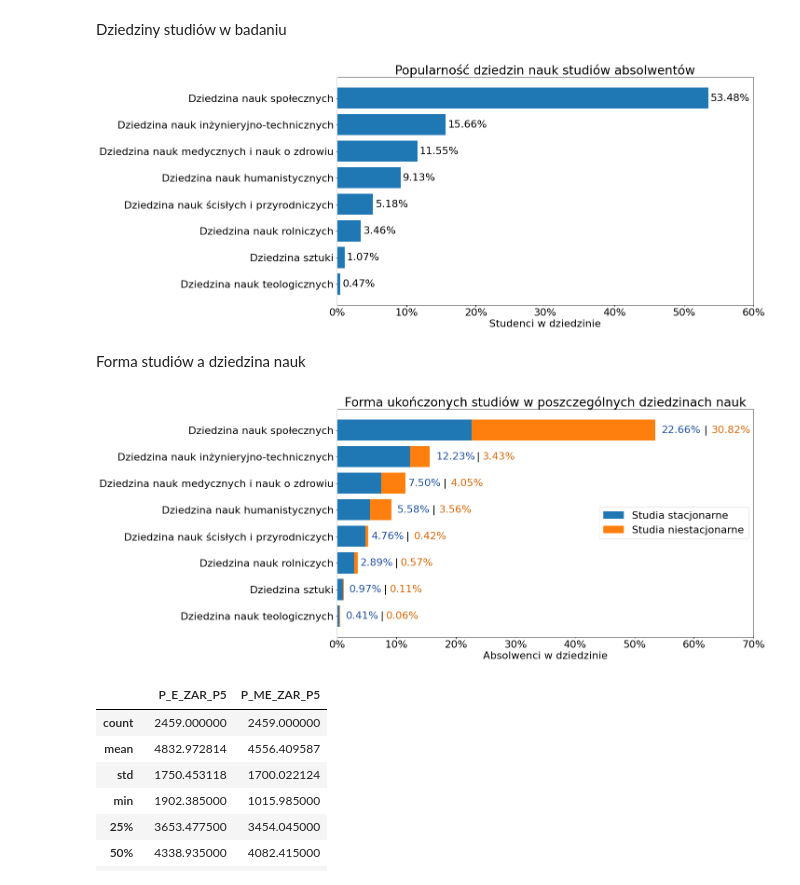
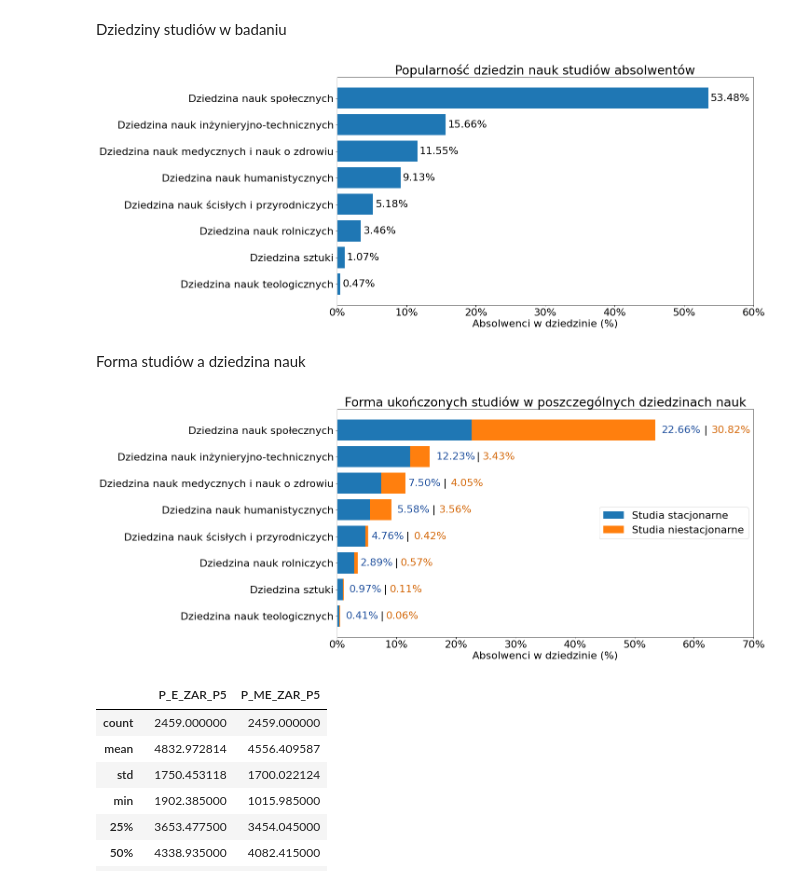
Before and after one commit to CptQuak/CasestudyGraduateEarnings, a Jupyter notebook: zadanie.ipynb, the cells around one changed output. Cells and saved outputs as stored; diff of their text form; code cells hidden in the pictures.

```diff
--- a/zadanie.ipynb
+++ b/zadanie.ipynb
@@ -118,21 +118,21 @@ Dziedziny studiów w badaniu
 # %%
 # zgrupowanie wedlug dziedziny i zliczenie kierunkow w tej dziedzinie
 field_data = data1.groupby(["P_DZIEDZINA"])['P_N'].sum().sort_values(ascending=True)
 field_data = field_data.reset_index()
 field_data["P_N"] = field_data["P_N"] / field_data["P_N"].sum()
 
 plt.figure(figsize=(16,9))
 bars = plt.barh(y=field_data['P_DZIEDZINA'],width=field_data["P_N"])
 plt.title("Popularność dziedzin nauk studiów absolwentów")
 plt.bar_label(bars,labels=[f'{x:.2%}' for x in bars.datavalues],padding=5)
-plt.xlabel("Studenci w dziedzinie")
+plt.xlabel("Absolwenci w dziedzinie (%)")
 plt.xticks([0,.1,.2,.3,.4,.5,.6,.7,.8,.9,1],labels=["0%","10%","20%","30%","40%","50%","60%","70%","80%","90%","100%"])
 plt.xlim(right=.60)
 plt.grid(False)
 plt.savefig('plots/PopularnoscDziedzina.png', dpi=400, bbox_inches='tight')
 plt.show()
 # %% [output]
-[figure, old version]
+[figure, new version]
 # %% [markdown]
 Forma studiów a dziedzina nauk
 # %%
@@ -157,7 +157,6 @@ plt.figure(figsize=(16,9))
 bars1 = plt.barh(y=dataFS['P_DZIEDZINA'],width=dataFS["P_N"])
 bars2 = plt.barh(y=dataFN['P_DZIEDZINA'],width=dataFN["P_N"],left=dataFS["P_N"])
 plt.legend(['Studia stacjonarne',"Studia niestacjonarne"],loc="right")
-
 plt.title("Forma ukończonych studiów w poszczególnych dziedzinach nauk")
 
 # rysowanie po plocie w zewnetrznej funkcji
@@ -165,14 +164,14 @@ plt.title("Forma ukończonych studiów w poszczególnych dziedzinach nauk")
 from barPlotSpecialLabel import barPlotSpecialLabel
 barPlotSpecialLabel(bars1,bars2)
 
-plt.xlabel(f'Absolwenci w dziedzinie')
+plt.xlabel(f'Absolwenci w dziedzinie (%)')
 plt.xticks([0,.1,.2,.3,.4,.5,.6,.7,.8,.9,1],labels=["0%","10%","20%","30%","40%","50%","60%","70%","80%","90%","100%"])
 plt.xlim(right=.70)
 plt.grid(False)
 plt.savefig('plots/PopularnoscDziedzinaForma.png', dpi=400, bbox_inches='tight')
 plt.show()
 # %% [output]
-[figure, old version]
+[figure, new version]
 # %%
 # Przy analizie zarobków z reguły wartości median pozwalają lepiej ocenić zarobki
 # w konkretnej firmie. Pozwala to na pominęcie potencjalnie zawyżonej sredniej
```
Also changed, not shown: parts of 4 cells of this notebook, 8 other files.
